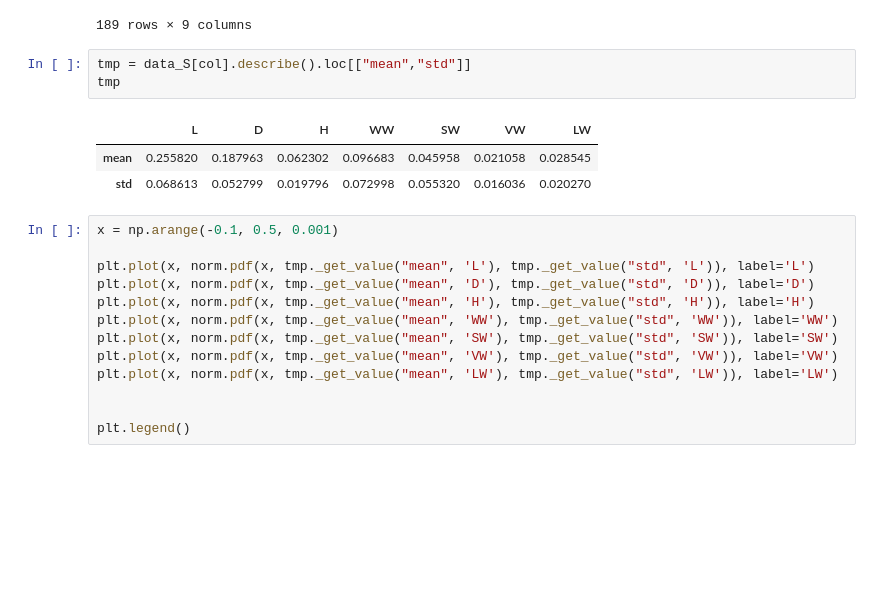
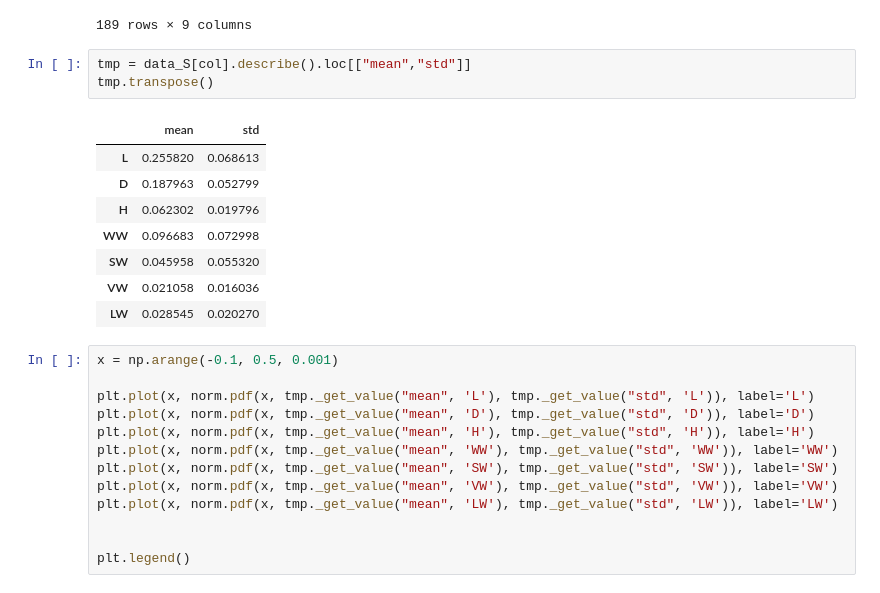
Before and after one commit to SWi7CHbladE/Pattern-Recognition-Assigment, a Jupyter notebook: 20_8_2022_Assignment2.ipynb, the cells around one changed output. Cells and saved outputs as stored; diff of their text form; blank space fills up the shorter version.

```diff
--- a/20_8_2022_Assignment2.ipynb
+++ b/20_8_2022_Assignment2.ipynb
@@ -51,11 +51,16 @@ data_S
 189 rows × 9 columns
 # %%
 tmp = data_S[col].describe().loc[["mean","std"]]
-tmp
+tmp.transpose()
 # %% [output]
-|  | L | D | H | WW | SW | VW | LW |
-| mean | 0.255820 | 0.187963 | 0.062302 | 0.096683 | 0.045958 | 0.021058 | 0.028545 |
-| std | 0.068613 | 0.052799 | 0.019796 | 0.072998 | 0.055320 | 0.016036 | 0.020270 |
+|  | mean | std |
+| L | 0.255820 | 0.068613 |
+| D | 0.187963 | 0.052799 |
+| H | 0.062302 | 0.019796 |
+| WW | 0.096683 | 0.072998 |
+| SW | 0.045958 | 0.055320 |
+| VW | 0.021058 | 0.016036 |
+| LW | 0.028545 | 0.020270 |
 # %%
 x = np.arange(-0.1, 0.5, 0.001)
 
```
Also changed, not shown: parts of 2 cells of this notebook.
